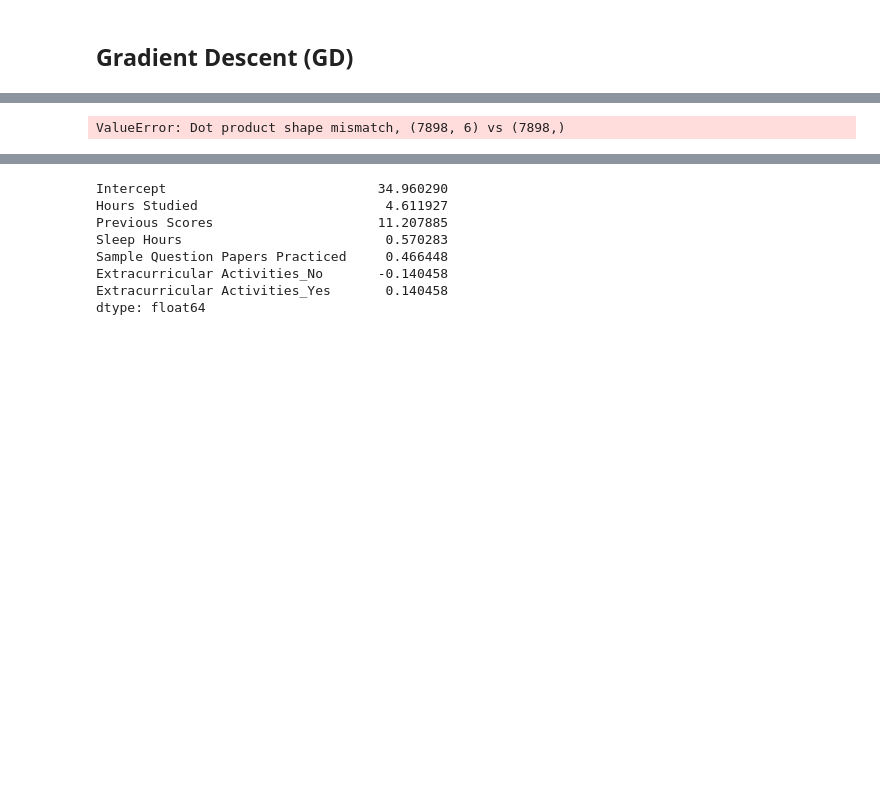
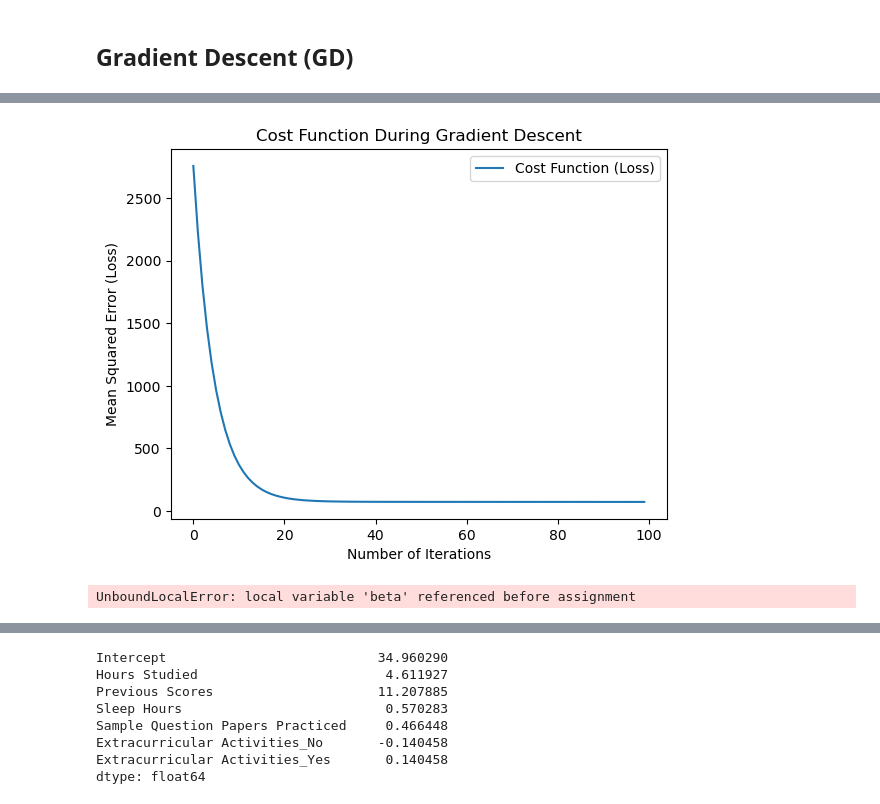
Before and after one commit to add0794/ordinary-least-squares-gradient-descent, a Jupyter notebook: jupyter.ipynb, the cells around one changed output, grey strips where cells are left out. Saved outputs shown, nothing was run; the diff lists cells and outputs as text; code cells hidden in the pictures; blank space fills up the shorter version.

Commit message:
update info regarding gradient descent, complete draft of gradient descent (including loss function plot and a normalization)

```diff
--- a/jupyter.ipynb
+++ b/jupyter.ipynb
@@ -620,0 +678,19 @@ $$\boldsymbol{\beta}^{(t+1)} = \boldsymbol{\beta}^{(t)} - 0.01 \times \frac{2}{N
+# %%
+n = 100
+X_train = features
+y_train = target
+
+beta, beta_0, guesses, losses = gradient_descent_intercept(
+    X_train, y_train, learning_rate=0.00001, epochs=n, precision=0.0001
+)
+
+# Plotting the Loss Function
+number_iterations = list(range(len(losses)))
+plt.plot(number_iterations, losses, label="Cost Function (Loss)")
+plt.xlabel("Number of Iterations")
+plt.ylabel("Mean Squared Error (Loss)")
+plt.title("Cost Function During Gradient Descent")
+plt.legend()
+plt.show()
+# %% [output]
+[figure, added]
@@ -621,42 +704,28 @@ $$\boldsymbol{\beta}^{(t+1)} = \boldsymbol{\beta}^{(t)} - 0.01 \times \frac{2}{N
 # %%
-def gradient_descent_with_intercept(features, label, learning_rate, epochs):
-    beta_0 = 0
-    beta = np.ones(len(label))
+def gradient_descent_intercept(features, label, initial_guess, gradient_function, learning_rate, epochs, precision):
+    guesses = list()
+    new_x = initial_guess
+
+    ones = np.ones(len(features))
 
     for epoch in range(epochs):
-        gradient_betas = 2/len(label) * features.T * (features @ beta.T - label)  # gradient_betas = (2 / len(X_train)) * X_train.T @ ((X_train @ beta) + beta_0 - label)
+        previous_x = new_x
+        gradient = (2 / len(label)) * features.T @ ((features @ beta) + (beta_0 * ones) - label)
         beta = beta - learning_rate * gradient_betas
 
-    return beta
+        guesses.append(beta)
 
-z_r = gradient_descent_with_intercept(X_train, y_train, learning_rate=0.01, epochs=100)
+        step_size = abs(new_x - initial_guess)
+
+        if step_size < precision:
+            break
+
+    return beta, guess, new_x
+
+gradient_function = (2 / len(y_train)) * X_train.T @ ((X_train @ beta) + (beta_0 * ones) - label)
+
+z_r = gradient_descent_intercept(X_train, y_train, initial_guess=0, learning_rate=0.0001, epochs=50, precision=0.0001)
 print(z_r)
-
-# def gradient_descent_with_intercept(features, label, learning_rate, epochs):
-#     beta_0 = 0
-#     beta = np.zeros(features.shape[1] + 1)  # create a vector with shape (n_samples + 1)
-
-#     for epoch in range(epochs):
-#         features_matrix = np.hstack((np.ones((features.shape[0], 1)), features))  # add column of ones to features
-
-#         gradient_betas = 2/len(label) * features_matrix.T @ (features_matrix @ beta - label)
-
-#         beta = beta - learning_rate * gradient_betas
-
-#     return beta
-
-# Assuming z_r returns a tuple of (beta_0, beta)
-
-# def gradient_descent_with_intercept(features, label, learning_rate, epochs):
-#     beta_0 = 0
-#     beta = np.ones(len(label))
-
-#     for epoch in range(epochs):
-#         beta_grads = 2/len(label) * (features.T @ beta - label)
-#         beta = beta - learning_rate * beta_grads
-
-#     return beta
-
 
 # If you want to include the intercept, you can do:
 # full_ser = pd.Series(
@@ -666,4 +735,4 @@ print(z_r)
 
 # print(full_ser)
 # %% [output]
-ValueError: Dot product shape mismatch, (7898, 6) vs (7898,)
+UnboundLocalError: local variable 'beta' referenced before assignment
```
Also changed, not shown: parts of 13 cells of this notebook, 1 other file.
